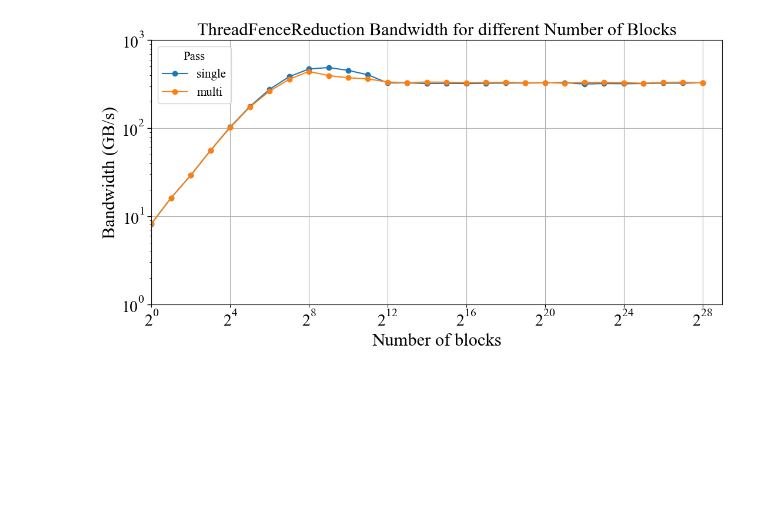
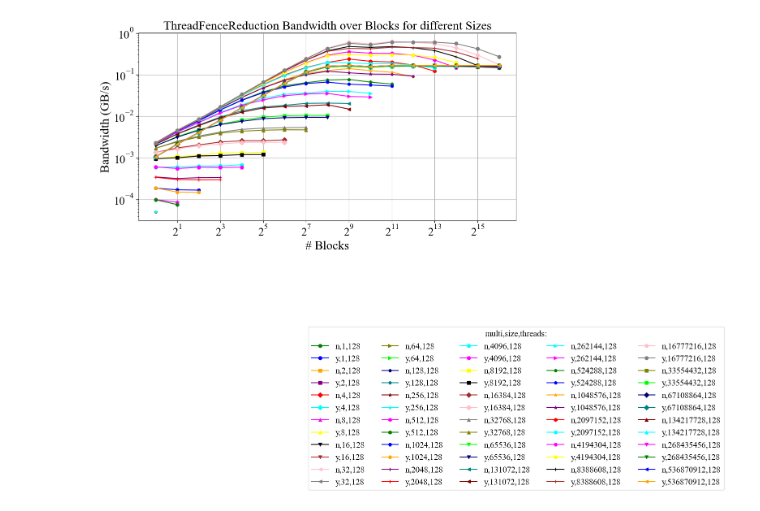
Before and after one commit to DerBurri/hpcexercise, a Jupyter notebook: gpu_algo_design/Ex03/out/visu.ipynb, the cells around one changed output. Drawn from its saved outputs; the diff is of its cells as text; code cells hidden in the pictures; blank space fills up the shorter version.

Commit message:
[UPDATE] to full sweep for 3.2, added more graphs and optimum number of threads

```diff
--- a/gpu_algo_design/Ex03/out/visu.ipynb
+++ b/gpu_algo_design/Ex03/out/visu.ipynb
@@ -9,7 +9,6 @@ import re
 
 plt.rc("ytick.major", size=5, width=1)
 plt.rcParams["text.usetex"] = False
-plt.rcParams['text.latex.preamble'] = r'\usepackage{amsmath}'
 plt.rcParams["font.family"] = "serif"
 plt.rcParams["font.serif"] = "Times New Roman"
 plt.rcParams["font.size"] = 15
@@ -23,18 +19,44 @@ df_m = pd.read_csv("threadFenceReduction_multi.txt")
-# %%
-plt.figure(figsize=(11, 6))
-plt.plot(df_s["i"], df_s["bw"], label="single", marker="o")
-plt.plot(df_m["i"], df_m["bw"], label="multi", marker="o")
-plt.xscale("log", base=2)
-plt.yscale("log")
-plt.ylim(1, 1000)
-plt.xlim(2**(0),2**29)
-plt.xlabel("Number of blocks")
-plt.ylabel("Bandwidth (GB/s)")
-plt.title("ThreadFenceReduction Bandwidth for different Number of Blocks")
-plt.legend(title="Pass")
-plt.grid(which="major")
-plt.tight_layout()
-plt.savefig("threadFenceReduction.pdf", bbox_inches="tight")
-plt.show()
-# %% [output]
-[figure, removed]
+# %%
+#N,Blocks,Threads,Single-pass,Multi-pass
+df = pd.read_csv("threadFenceReduction.csv")
+#calc BW for single and multi pass
+df["SingleGB/s"] = df["N"] / df["Single-pass"] /1e9
+df["MultiGB/s"] = df["N"] / df["Multi-pass"] /1e9
+
+#average runs with identical parameters N,Blocks,Threads
+df = df.groupby(["N", "Blocks", "Threads"]).mean().reset_index()
+# %%
+# Define colors and markers
+colors = ['green', 'blue', 'orange', 'purple', 'red', 'cyan', 'magenta', 'yellow', 'black', 'brown', 'pink', 'gray', 'olive', 'lime', 'navy', 'teal', 'maroon', 'aqua', 'fuchsia']
+markers = ['o', 's', 'D', '^', 'v', '<', '>', 'p', '*', 'h', 'H', '+']
+
+# Create cycles for colors and markers
+color_cycle = cycle(colors)
+marker_cycle = cycle(markers)
+
+plt.figure(figsize=(12, 6))
+
+# filter df by blocks size and threads
+for size in df["N"].unique():
+    marker = next(marker_cycle)
+    # for threads in df["Threads"].unique():
+    dff = df[(df["N"] == size) & (df["Threads"] == 128)]
+    color = next(color_cycle)
+    plt.plot(dff["Blocks"],dff["SingleGB/s"], label=f"n,{size},{128}", color=color, marker=marker)
+    color = next(color_cycle)
+    plt.plot(dff["Blocks"],dff["MultiGB/s"], label=f"y,{size},{128}", color=color, marker=marker)
+
+plt.xscale("log", base=2)
+plt.yscale("log")
+# plt.ylim(1e-4)
+# plt.xlim(2**(0),2**29)
+plt.xlabel("# Blocks")
+plt.ylabel("Bandwidth (GB/s)")
+plt.title("ThreadFenceReduction Bandwidth over Blocks for different Sizes")
+plt.legend(title="multi,size,threads:", ncols=5, loc='center', bbox_to_anchor=(1, -1))
+plt.grid(which="major")
+plt.tight_layout()
+plt.savefig("threadFenceReduction.pdf", bbox_inches="tight")
+plt.show()
+# %% [output]
+[figure, added]
```
Also changed, not shown: parts of 3 cells of this notebook, 3 other files.
